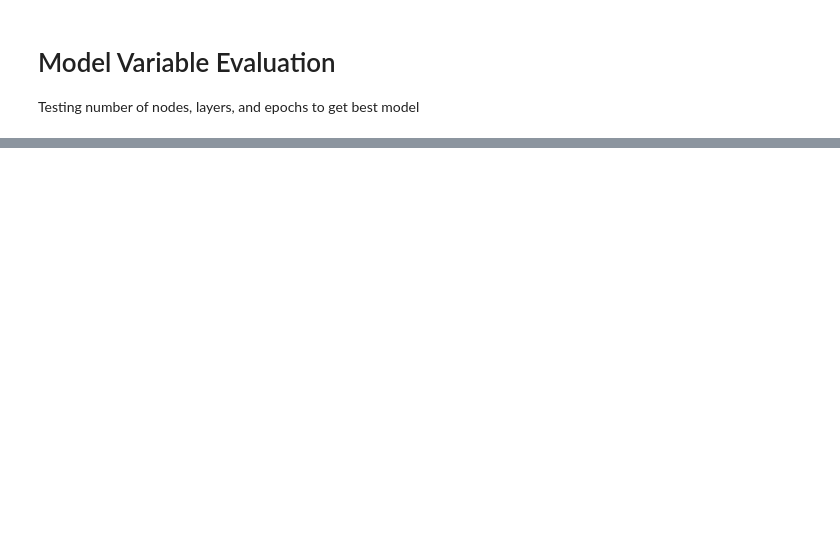
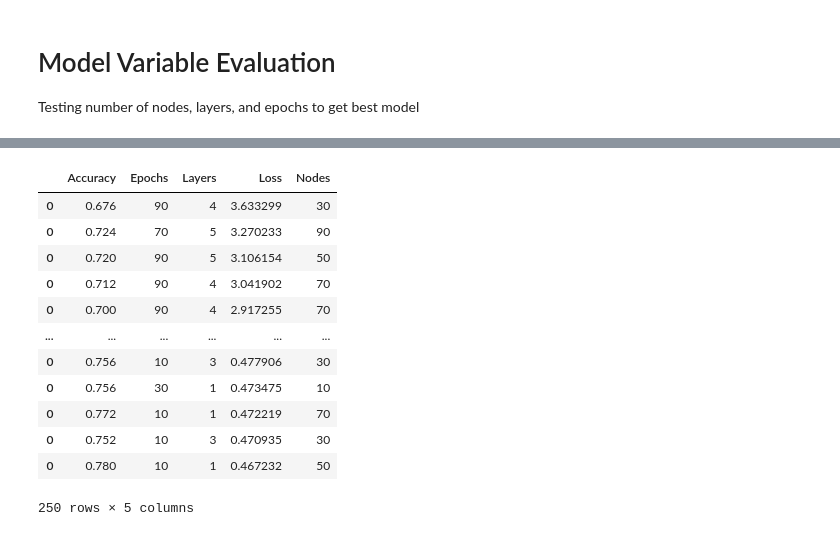
Before and after one commit to armckinney/west-end-financial, a Jupyter notebook: flask_app/playground.ipynb, the cells around one changed output, grey strips where cells are left out. Drawn from its saved outputs; the diff is of its cells as text; code cells hidden in the pictures; blank space fills up the shorter version.

```diff
--- a/flask_app/playground.ipynb
+++ b/flask_app/playground.ipynb
@@ -216,20 +299,26 @@ Creation Date: 2020-04-28
 '''
 
 import numpy as np
+import warnings
+warnings.filterwarnings("ignore")
 
-max_layers = 2
-max_nodes = 10
-max_epochs = 10
+print(f'''layers, nodes, epochs: accuracy''')
 
-for num_lays in np.arange(1, max_layers):
+max_layers = 5
+max_nodes = 90
+max_epochs = 100
 
-    for num_nodes in np.arange(5, max_nodes, 5):
+# results_df = pd.DataFrame(columns={'Accuracy', 'Loss', 'Layers', 'Nodes', 'Epochs'})
 
-        for num_epochs in np.arange(10, max_epochs, 10):
+for num_lays in np.arange(1, max_layers + 1):
+
+    for num_nodes in np.arange(10, max_nodes + 1, 20):
+
+        for num_epochs in np.arange(10, max_epochs + 1, 20):
+
             ### DEV TOOLS ###
-            return_model_evaluation = return_evaluation
             numpy_seed = 42
-            number_inputs = len(converted_data)
+            number_inputs = 30
             number_classes = 2
             number_hidden_layers = num_lays
             number_hidden_nodes = num_nodes
@@ -261,7 +350,7 @@ for num_lays in np.arange(1, max_layers):
             raw_data.dropna()
 
             # defining labels, input fields, and input form data
-            X = raw_data.drop('DEFAULT', axis=1)[[item for item in converted_data]]
+            X = raw_data.drop('DEFAULT', axis=1)
             y = np.array(raw_data['DEFAULT']).reshape(-1, 1)
 
             # spliting data to test and training sets
@@ -307,8 +396,14 @@ for num_lays in np.arange(1, max_layers):
                 verbose=0
             )
 
-            model.predict
 
-            model_loss, model_accuracy = model.evaluate(X_test_scaled, y_test_categorical, verbose=2)
+            model_eval = model.evaluate(X_test_scaled, y_test_categorical, verbose=0)
+            model_accuracy = model_eval[1]
+            model_loss = model_eval[0]
 
-            print()
+            print(f'''{num_lays}, {num_nodes}, {num_epochs}: {model_accuracy}''')
+
+            current_result = pd.DataFrame({'Accuracy':[model_accuracy], 'Loss':[model_loss], 'Layers':[num_lays], 'Nodes':[num_nodes], 'Epochs':[num_epochs]})
+            results_df = results_df.append(current_result)
+
+            results_df.to_csv('datasets/NN_Evaluation.csv')
@@ -314,0 +428,16 @@ for num_lays in np.arange(1, max_layers):
+# %%
+results_df.sort_values('Loss', ascending=False)
+# %% [output]
+|  | Accuracy | Epochs | Layers | Loss | Nodes |
+| 0 | 0.676 | 90 | 4 | 3.633299 | 30 |
+| 0 | 0.724 | 70 | 5 | 3.270233 | 90 |
+| 0 | 0.720 | 90 | 5 | 3.106154 | 50 |
+| 0 | 0.712 | 90 | 4 | 3.041902 | 70 |
+| 0 | 0.700 | 90 | 4 | 2.917255 | 70 |
+| ... | ... | ... | ... | ... | ... |
+| 0 | 0.756 | 10 | 3 | 0.477906 | 30 |
+| 0 | 0.756 | 30 | 1 | 0.473475 | 10 |
+| 0 | 0.772 | 10 | 1 | 0.472219 | 70 |
+| 0 | 0.752 | 10 | 3 | 0.470935 | 30 |
+| 0 | 0.780 | 10 | 1 | 0.467232 | 50 |
+250 rows × 5 columns
```
Also changed, not shown: parts of 11 cells of this notebook, 5 other files.
